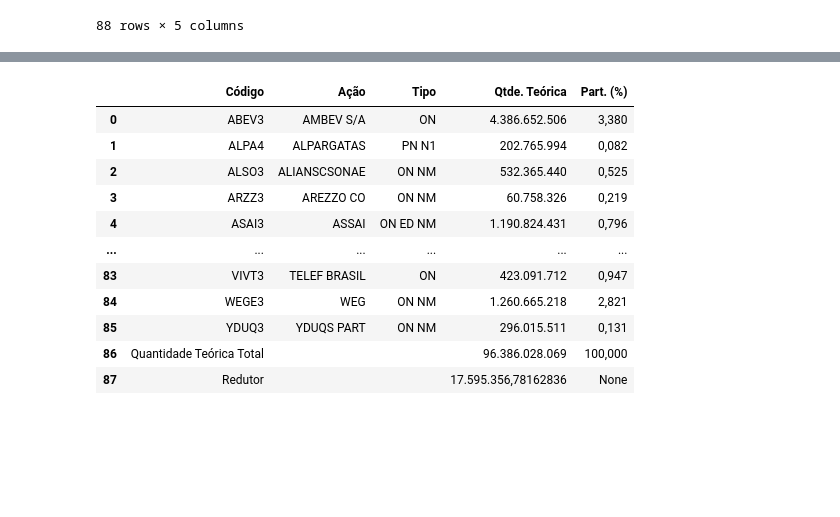
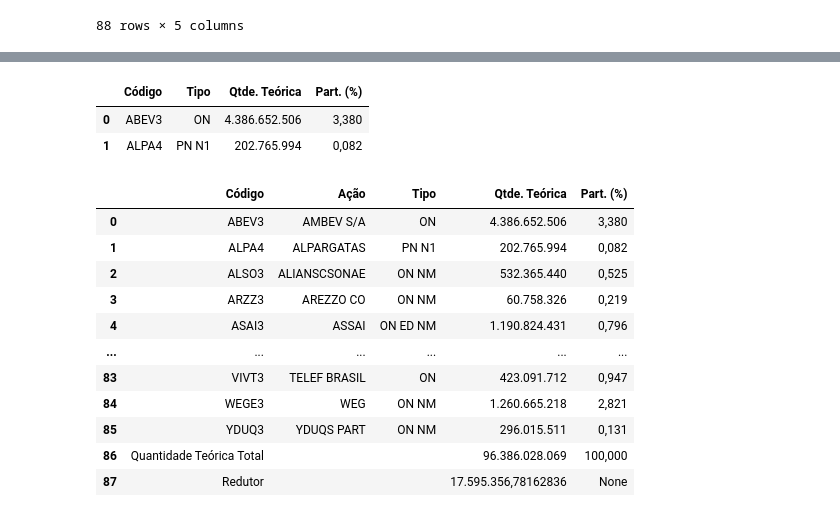
Before and after one commit to victorncg/financas_quantitativas, a Jupyter notebook: Testando_Obtenção_de_Dados_do_IBOV_Extração_beautifulsoup.ipynb, the cells around one changed output, grey strips where cells are left out. Drawn from its saved outputs; the diff is of its cells as text; code cells hidden in the pictures; blank space fills up the shorter version.

```diff
--- a/Testando_Obtenção_de_Dados_do_IBOV_Extração_beautifulsoup.ipynb
+++ b/Testando_Obtenção_de_Dados_do_IBOV_Extração_beautifulsoup.ipynb
@@ -81,3 +73,14 @@ standardize_df()
 | 86 | Quantidade Teórica Total |  |  | 96.386.028.069 | 100,000 |
 | 87 | Redutor |  |  | 17.595.356,78162836 | None |
 88 rows × 5 columns
+# %%
+url = 'https://raw.githubusercontent.com/victorncg/financas_quantitativas/main/IBOV.csv'
+df = pd.read_csv(url, encoding='latin-1', sep='delimiter', header=None, engine='python')
+coluna = df[0]
+novo_df = pd.DataFrame(coluna.str.split(';').tolist())
+
+novo_df.columns = list(novo_df.iloc[1])
+final = novo_df[2:]
+final = final[['Código','Ação',	'Tipo',	'Qtde. Teórica','Part. (%)']]
+final.reset_index(drop=True, inplace=True)
+final
@@ -84,3 +101,9 @@ standardize_df()
+# %%
+final[:2][['Código',	'Tipo',	'Qtde. Teórica','Part. (%)']]
+# %% [output]
+|  | Código | Tipo | Qtde. Teórica | Part. (%) |
+| 0 | ABEV3 | ON | 4.386.652.506 | 3,380 |
+| 1 | ALPA4 | PN N1 | 202.765.994 | 0,082 |
 # %%
 composicao_ibov( reduction = True)
 # %% [output]
```
Also changed, not shown: parts of 4 cells of this notebook.
